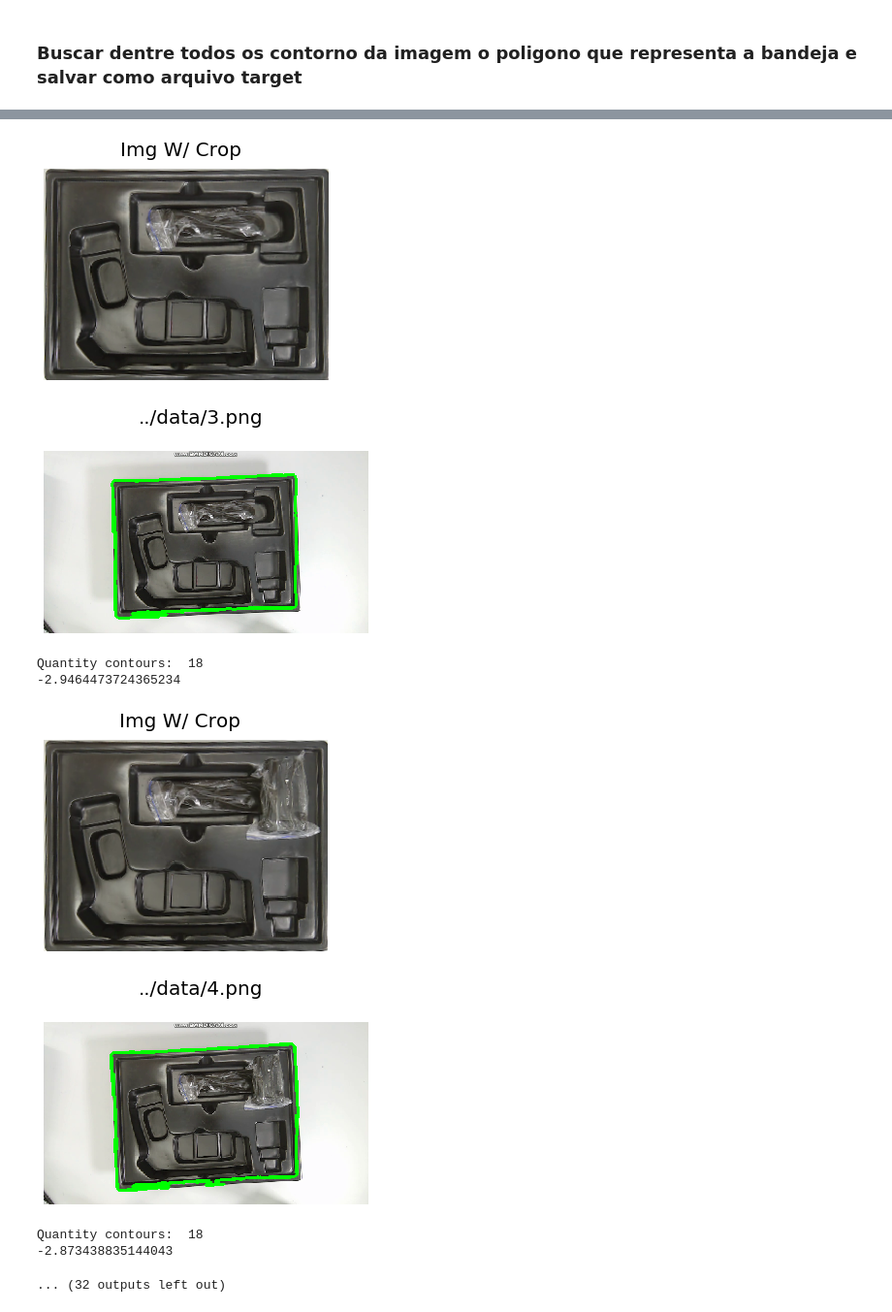
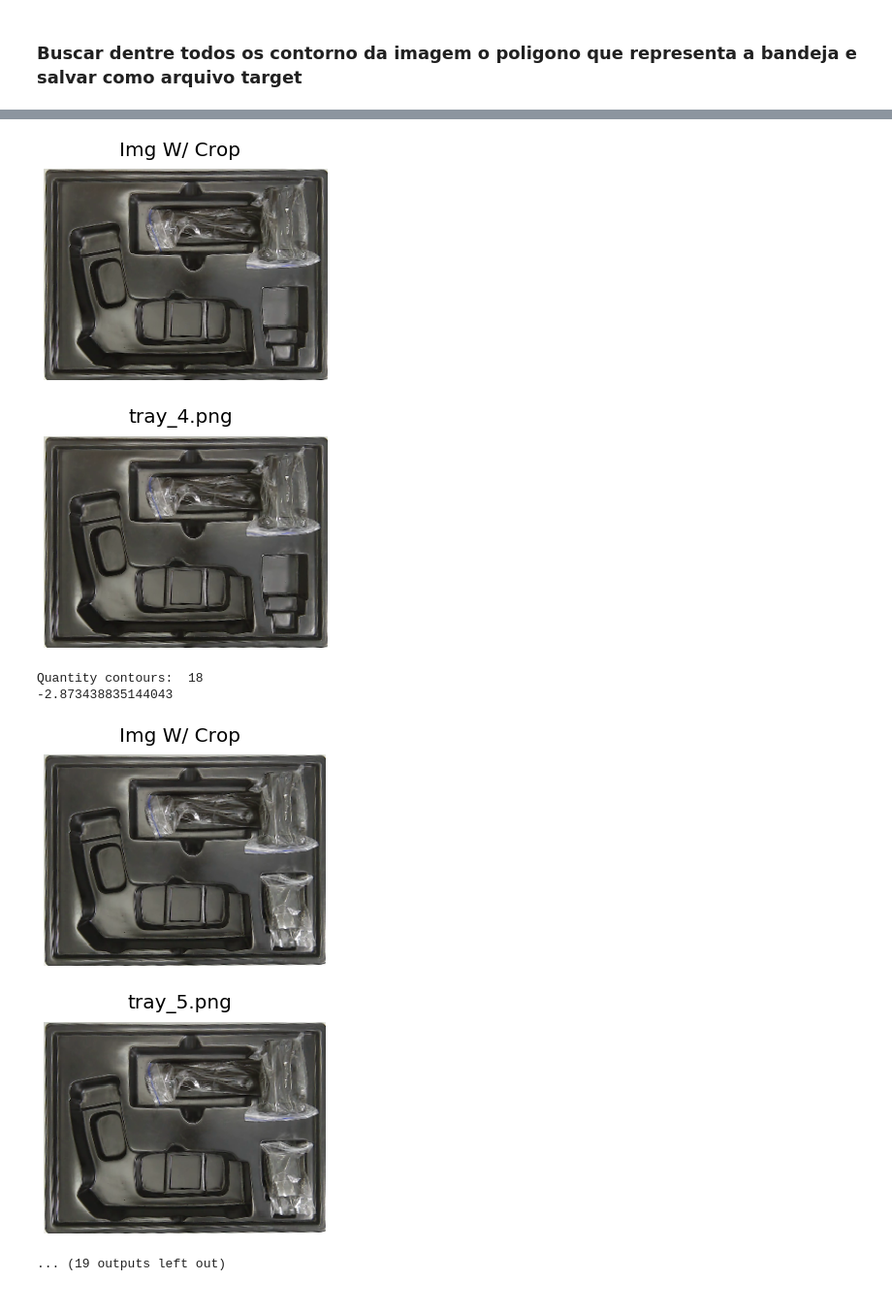
Before and after one commit to wagner1986/python-computer-vision, a Jupyter notebook: condor/Condor -BANDEJA- step by step.ipynb, the cells around one changed output, grey strips where cells are left out. Shown at 97% size. Saved outputs shown, nothing was run; the diff lists cells and outputs as text; code cells hidden in the pictures.

```diff
--- a/condor/Condor -BANDEJA- step by step.ipynb
+++ b/condor/Condor -BANDEJA- step by step.ipynb
@@ -164,27 +164,29 @@ def crop_minAreaRect(img, rect):
 
     return img_crop
 # %%
-def detect_tray(file_name,i):
-    other_image = cv.imread(file_name)
-    contours=detect_contours(other_image)
+def detect_tray(frame):
+    contours=detect_contours(frame)
     contour_found=find_more_similar_contour(contours,get_contour_of_tray())
-
+    img_crop= None
     if contour_found is not None:
         rect = cv.minAreaRect(contour_found)
         angle=rect[-1]
         print(angle)
-        img_crop=crop_minAreaRect(other_image,rect)
+        img_crop=crop_minAreaRect(frame,rect)
         plot_image(img_crop,"Img W/ Crop")
-        cv.drawContours(other_image, contour_found, -3, [0,255,0], 3)
-        plot_image(other_image,file_name)
-        output_file_name="bandeja_{}.png".format(i)
-        #salva_img_contorno(other_image,get_contour_of_tray(),output_file_name)
+        cv.drawContours(frame, contour_found, -3, [0,255,0], 3)
     else:
         print('Bandeja não encontrada na imagem ')
-        plot_image(other_image,file_name)
+
+    return contour_found,img_crop
 # %%
 for i in range(1,18):
-    detect_tray("../data/{}.png".format(i),i)
+    other_image = cv.imread("../data/{}.png".format(i))
+    contour_found,tray=detect_tray(other_image)
+    output_file_name="tray_{}.png".format(i)
+    if contour_found is not None:
+        plot_image(tray,output_file_name)
+        cv.imwrite(output_file_name, tray)
     print('\n')
 # %% [output]
 Quantity contours:  22
@@ -199,9 +206,7 @@ Quantity contours:  18
-[figure, old version]
-[figure, old version]
+[figure, new version]
+[figure, new version]
 Quantity contours:  18
--2.9464473724365234
+-2.873438835144043
-[figure, old version]
-[figure, old version]
+[figure, new version]
+[figure, added]
-Quantity contours:  18
--2.873438835144043
+... (19 outputs left out)
-... (32 outputs left out)
```
Also changed, not shown: parts of 3 cells of this notebook, 5 other files.
